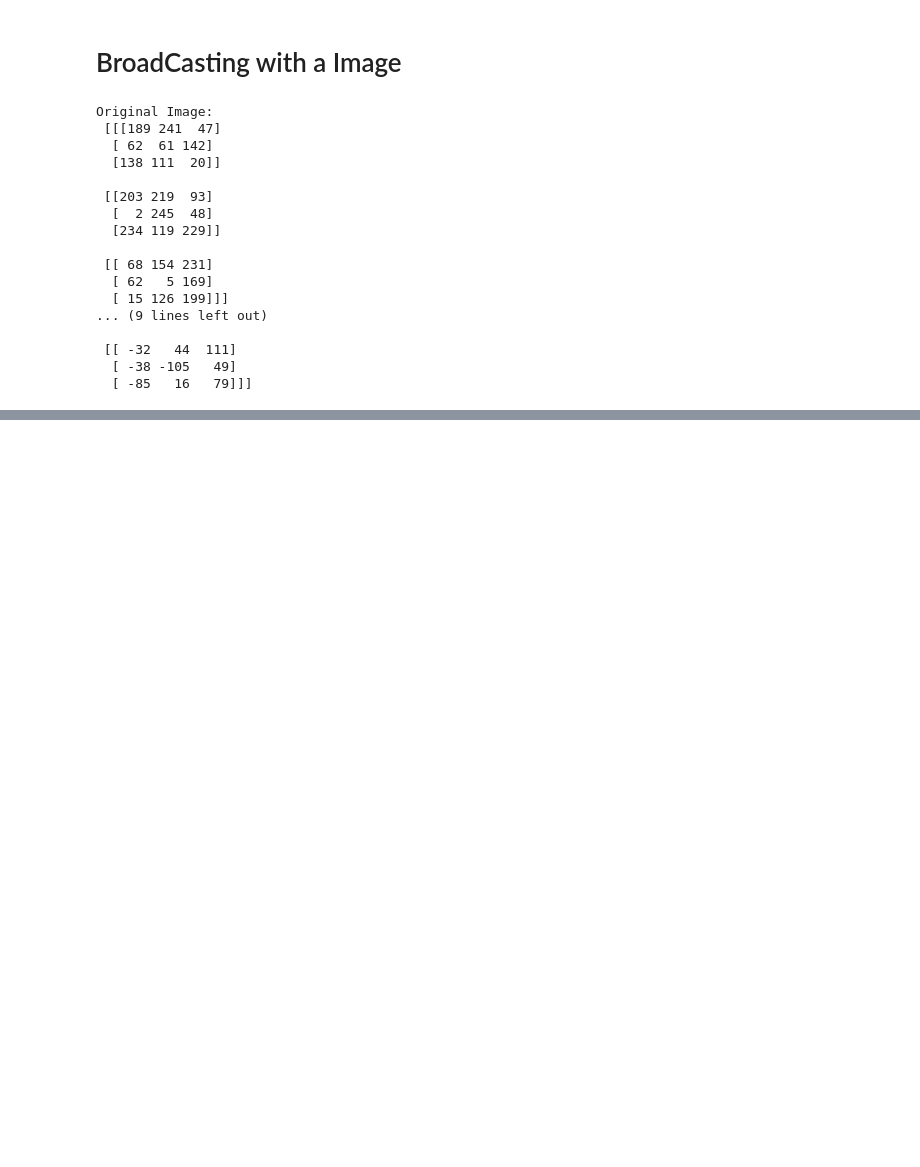
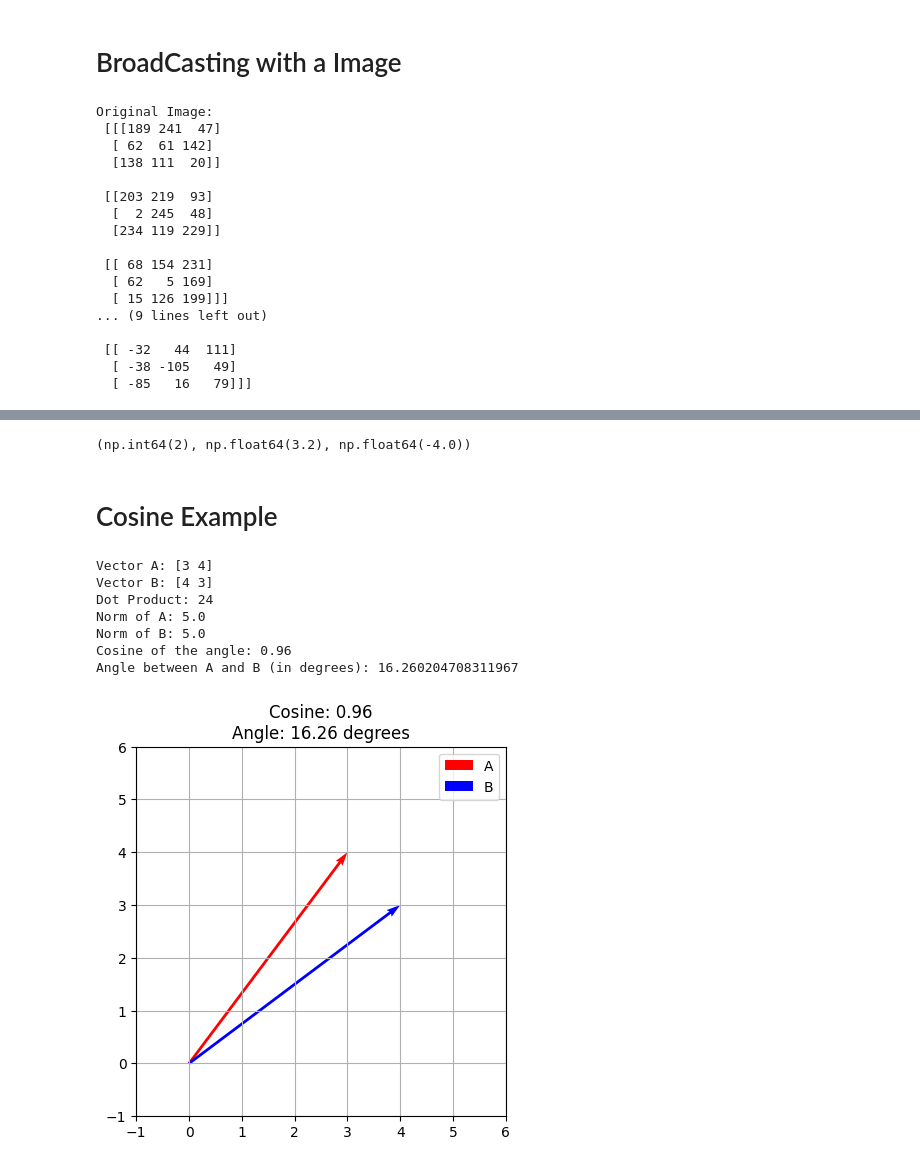
Before and after one commit to yenokhakobyan/Introduction-To-Data-Science-PA, a Jupyter notebook: notebooks/1. introduction_presentation.ipynb, the cells around one changed output, grey strips where cells are left out. Cells and saved outputs as stored; diff of their text form; code cells hidden in the pictures; blank space fills up the shorter version.

```diff
--- a/notebooks/1. introduction_presentation.ipynb
+++ b/notebooks/1. introduction_presentation.ipynb
@@ -259,0 +348,58 @@ Original Image:
+# %%
+np.dot(A1, B1), np.dot(A2, B2), np.dot(A3, B3)
+# %% [output]
+(np.int64(2), np.float64(3.2), np.float64(-4.0))
+# %% [markdown]
+# Cosine Example
+# %%
+import numpy as np
+import matplotlib.pyplot as plt
+
+# Example vectors
+A = np.array([3, 4])
+B = np.array([4, 3])
+
+# Dot product
+dot_product = np.dot(A, B)
+
+# Norms (magnitudes)
+norm_A = np.linalg.norm(A)
+norm_B = np.linalg.norm(B)
+
+# Cosine of the angle between A and B
+cos_theta = dot_product / (norm_A * norm_B)
+
+# Angle in degrees
+angle_degrees = np.degrees(np.arccos(cos_theta))
+
+# Print results
+print(f"Vector A: {A}")
+print(f"Vector B: {B}")
+print(f"Dot Product: {dot_product}")
+print(f"Norm of A: {norm_A}")
+print(f"Norm of B: {norm_B}")
+print(f"Cosine of the angle: {cos_theta}")
+print(f"Angle between A and B (in degrees): {angle_degrees}")
+
+# Visualize the vectors
+fig, ax = plt.subplots()
+ax.quiver(0, 0, A[0], A[1], angles='xy', scale_units='xy', scale=1, color='r', label='A')
+ax.quiver(0, 0, B[0], B[1], angles='xy', scale_units='xy', scale=1, color='b', label='B')
+
+ax.set_xlim(-1, 6)
+ax.set_ylim(-1, 6)
+ax.set_aspect('equal')
+ax.grid(True)
+ax.set_title(f"Cosine: {cos_theta:.2f}\nAngle: {angle_degrees:.2f} degrees")
+ax.legend()
+
+plt.show()
+# %% [output]
+Vector A: [3 4]
+Vector B: [4 3]
+Dot Product: 24
+Norm of A: 5.0
+Norm of B: 5.0
+Cosine of the angle: 0.96
+Angle between A and B (in degrees): 16.260204708311967
+[figure, added]
```
Also changed, not shown: parts of 5 cells of this notebook.
